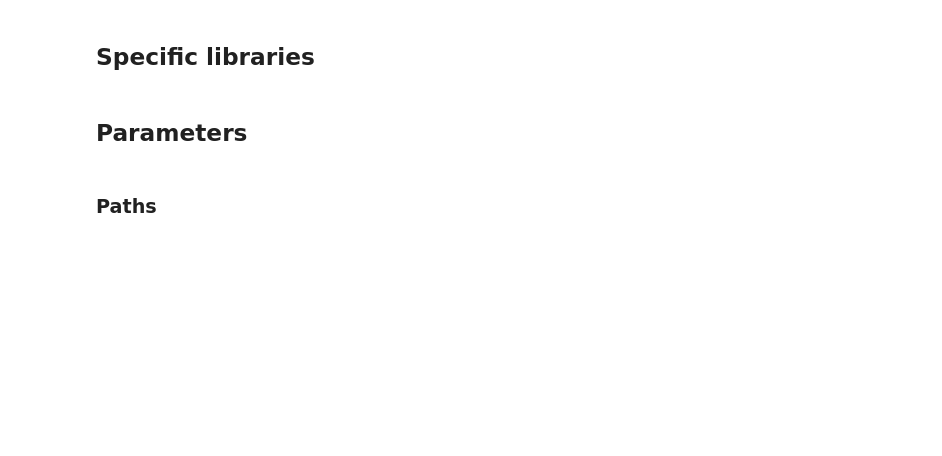
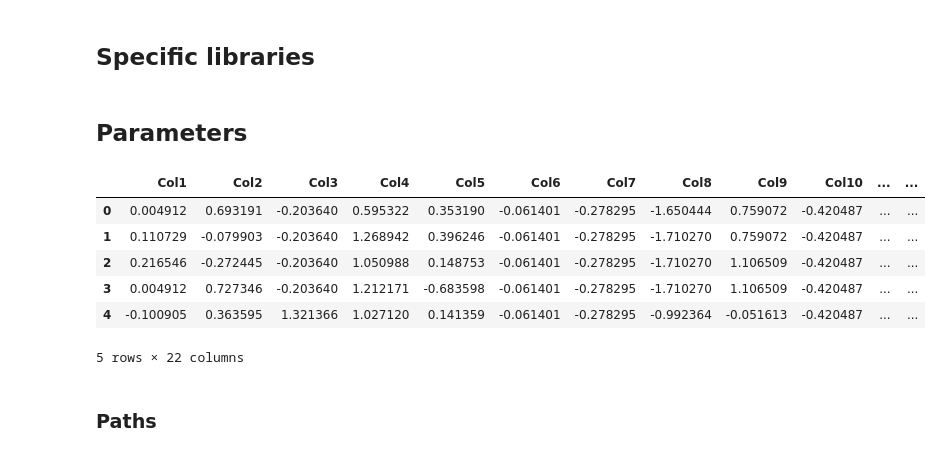
Before and after one commit to edo1691/ad_shap_stability, a Jupyter notebook: notebooks/01_01_all.ipynb, the cells around one changed output. Cells and saved outputs as stored; diff of their text form; code cells hidden in the pictures; blank space fills up the shorter version.

```diff
--- a/notebooks/01_01_all.ipynb
+++ b/notebooks/01_01_all.ipynb
@@ -57,5 +57,15 @@ dataset_id = 'example'
 df = get_fs_dataset(dataset_id, data_root)
 hyper = fs_datasets_hyperparams(dataset_id)
+# %%
+df.head()
+# %% [output]
+|  | Col1 | Col2 | Col3 | Col4 | Col5 | Col6 | Col7 | Col8 | Col9 | Col10 | ... | ... |
+| 0 | 0.004912 | 0.693191 | -0.203640 | 0.595322 | 0.353190 | -0.061401 | -0.278295 | -1.650444 | 0.759072 | -0.420487 | ... | ... |
+| 1 | 0.110729 | -0.079903 | -0.203640 | 1.268942 | 0.396246 | -0.061401 | -0.278295 | -1.710270 | 0.759072 | -0.420487 | ... | ... |
+| 2 | 0.216546 | -0.272445 | -0.203640 | 1.050988 | 0.148753 | -0.061401 | -0.278295 | -1.710270 | 1.106509 | -0.420487 | ... | ... |
+| 3 | 0.004912 | 0.727346 | -0.203640 | 1.212171 | -0.683598 | -0.061401 | -0.278295 | -1.710270 | 1.106509 | -0.420487 | ... | ... |
+| 4 | -0.100905 | 0.363595 | 1.321366 | 1.027120 | 0.141359 | -0.061401 | -0.278295 | -0.992364 | -0.051613 | -0.420487 | ... | ... |
+5 rows × 22 columns
 # %% [markdown]
 ### Paths
 # %%
```
Also changed, not shown: parts of 6 cells of this notebook, 4 other files.
